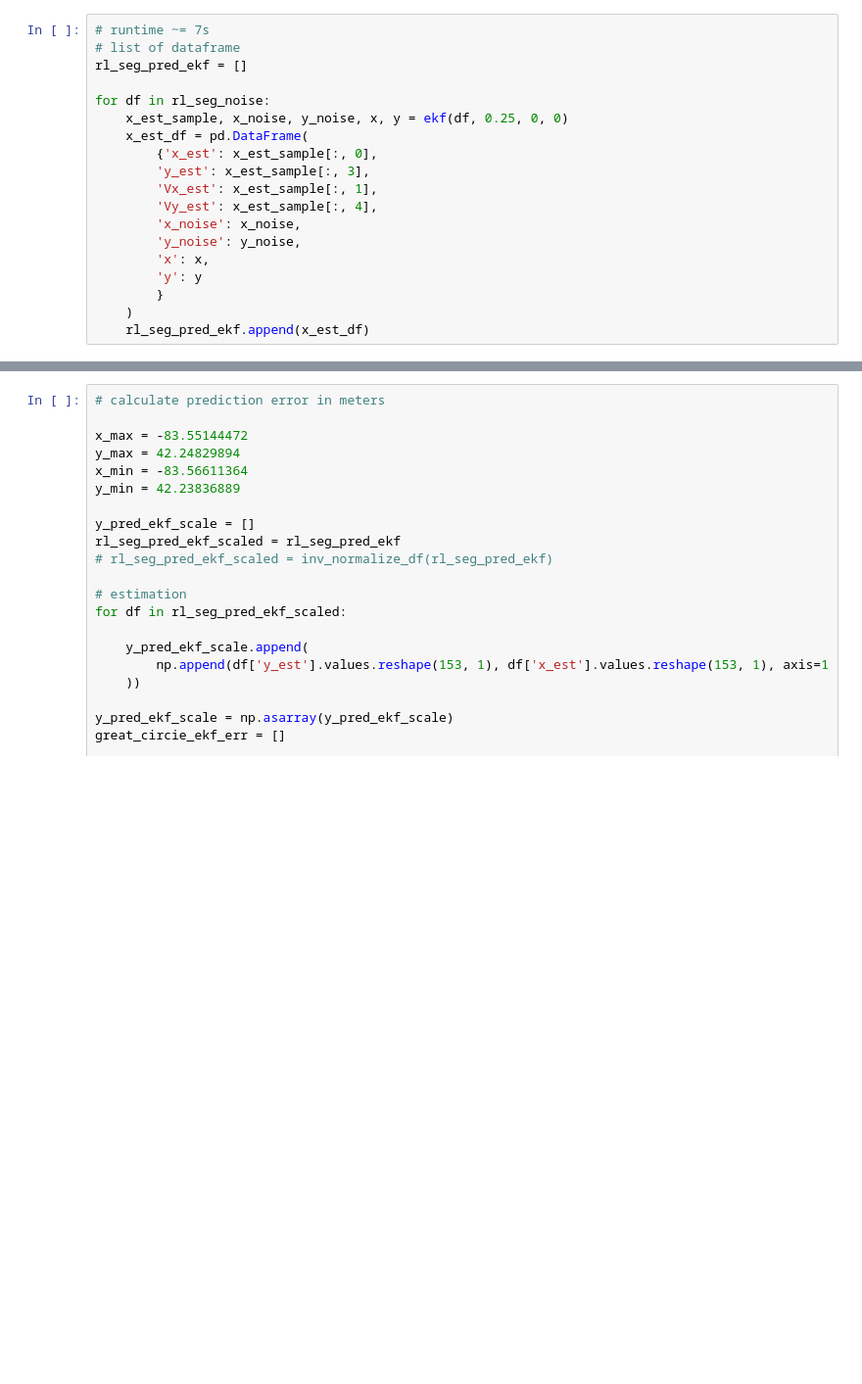
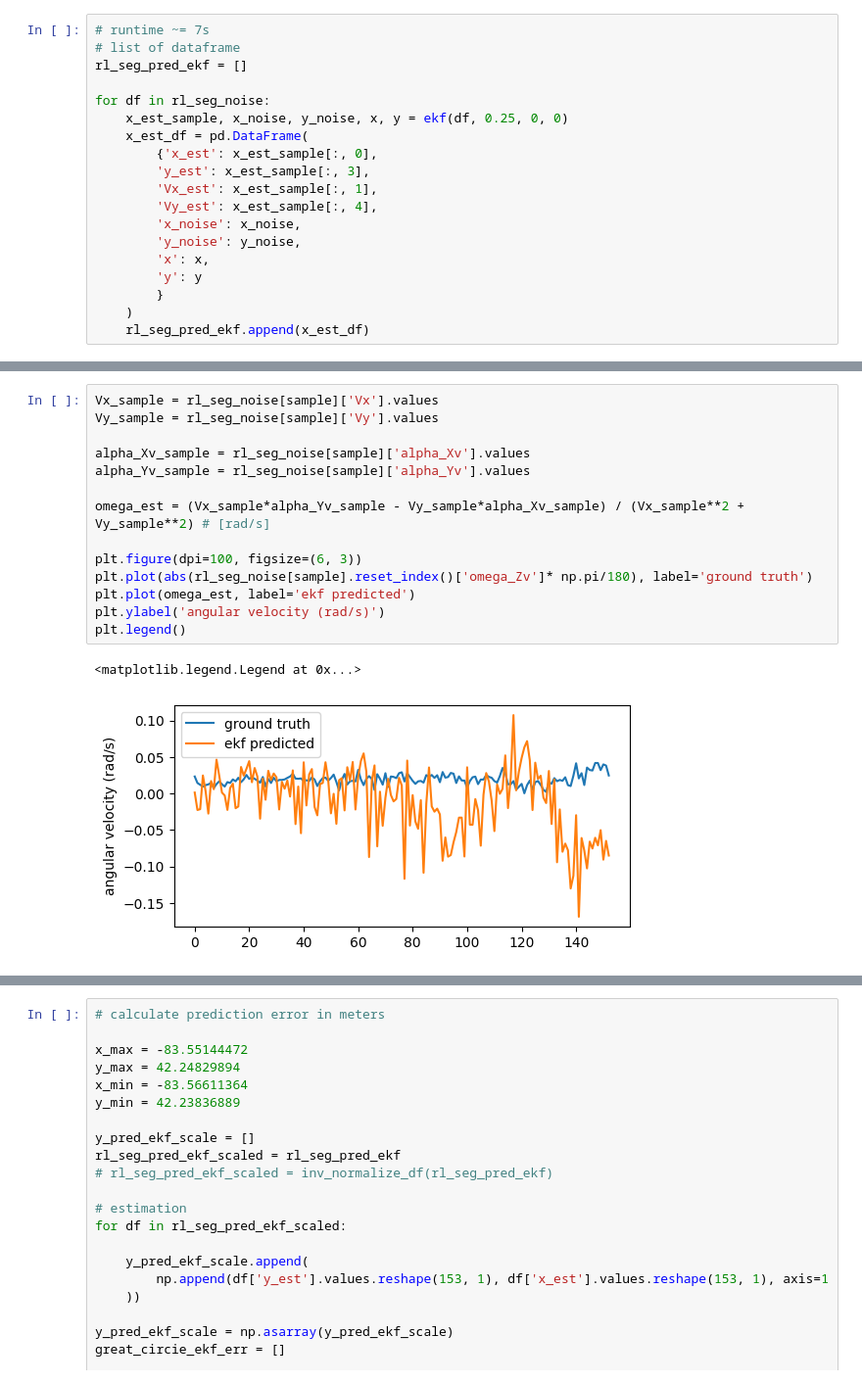
Before and after one commit to jarviskroos7/PATH_vehicle_localization, a Jupyter notebook: code/kf_baseline.ipynb, the cells around one changed output, grey strips where cells are left out. Shown at 98% size. Saved outputs shown, nothing was run; the diff lists cells and outputs as text; blank space fills up the shorter version.

```diff
--- a/code/kf_baseline.ipynb
+++ b/code/kf_baseline.ipynb
@@ -795 +788,18 @@ for df in rl_seg_noise:
+# %%
+Vx_sample = rl_seg_noise[sample]['Vx'].values
+Vy_sample = rl_seg_noise[sample]['Vy'].values
+
+alpha_Xv_sample = rl_seg_noise[sample]['alpha_Xv'].values
+alpha_Yv_sample = rl_seg_noise[sample]['alpha_Yv'].values
+
+omega_est = (Vx_sample*alpha_Yv_sample - Vy_sample*alpha_Xv_sample) / (Vx_sample**2 + Vy_sample**2) # [rad/s]
+
+plt.figure(dpi=100, figsize=(6, 3))
+plt.plot(abs(rl_seg_noise[sample].reset_index()['omega_Zv']* np.pi/180), label='ground truth')
+plt.plot(omega_est, label='ekf predicted')
+plt.ylabel('angular velocity (rad/s)')
+plt.legend()
+# %% [output]
+<matplotlib.legend.Legend at 0x...>
+[figure, added]
 # %%
```
Also changed, not shown: parts of 12 cells of this notebook, 11 other files.
